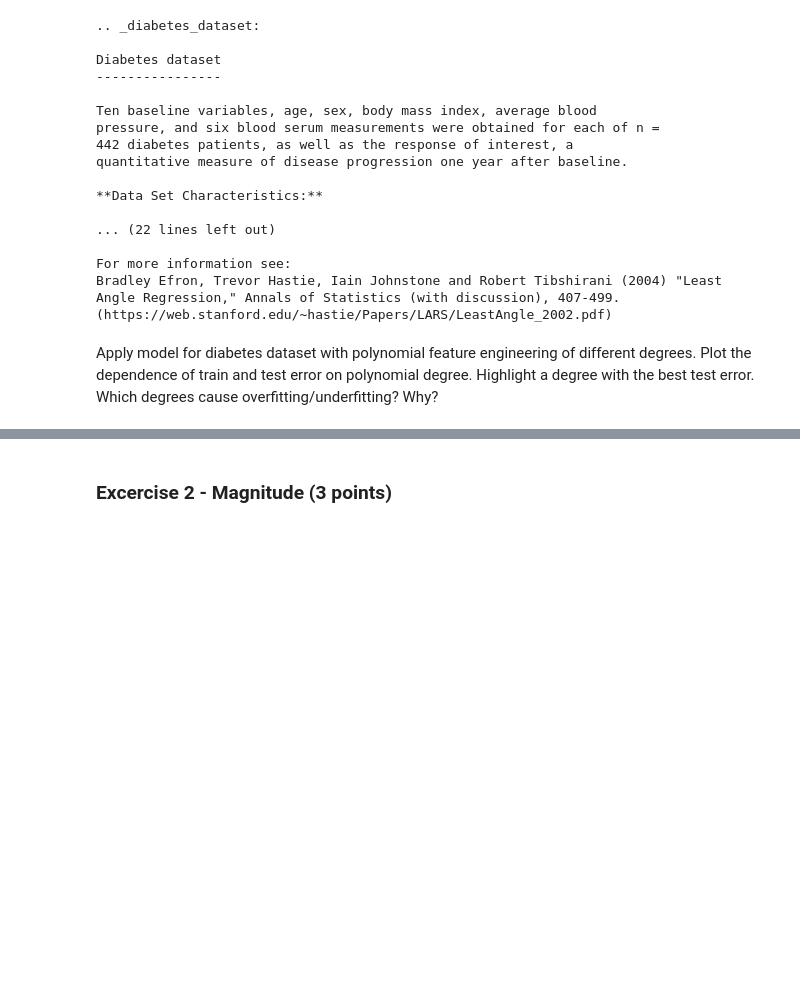
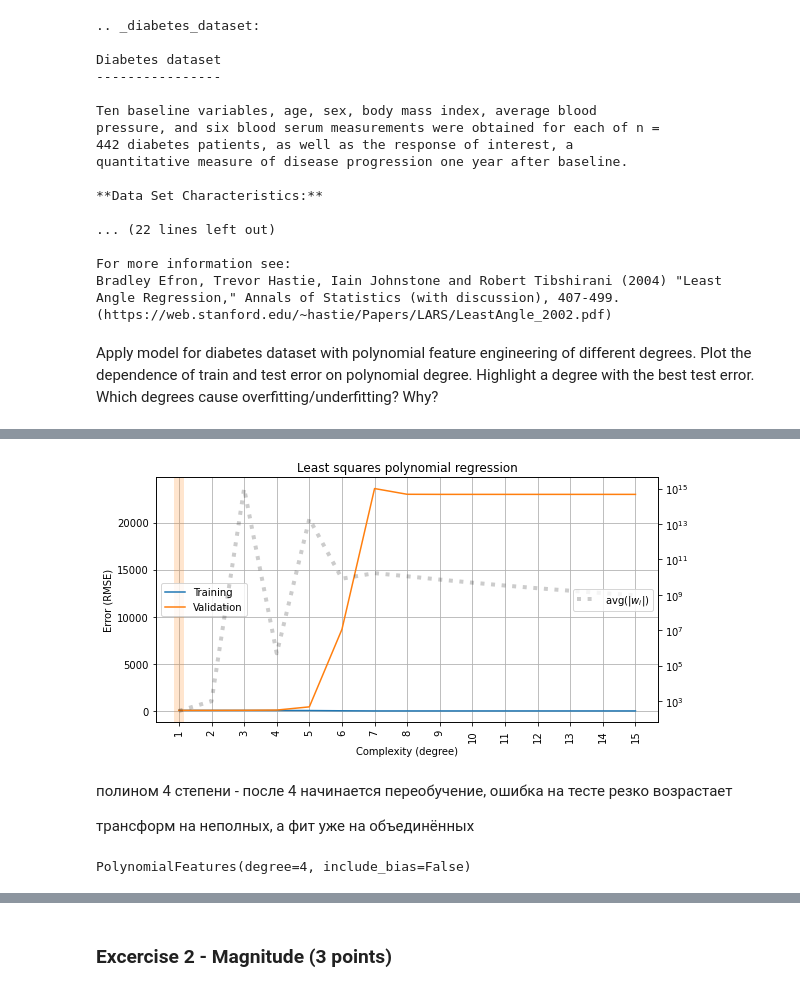
Before and after one commit to galamuz/ml-intro-2, a Jupyter notebook: 4_overfitting_regularization/overfitting_regularization.ipynb, the cells around one changed output, grey strips where cells are left out. Saved outputs shown, nothing was run; the diff lists cells and outputs as text; code cells hidden in the pictures; blank space fills up the shorter version.

```diff
--- a/4_overfitting_regularization/overfitting_regularization.ipynb
+++ b/4_overfitting_regularization/overfitting_regularization.ipynb
@@ -394,0 +440,27 @@ X_diabetes
+# %%
+rmse_train, rmse_valid, avg_coef = [], [], []
+for degree in DEGREES:
+    results = cross_validate(make_model(degree),
+                             X_diabetes.iloc[:, :N], y_diabetes, cv=5,
+                             return_train_score=True, return_estimator=True,
+                             scoring='neg_root_mean_squared_error')
+    rmse_train.append(-np.mean(results['train_score']))
+    rmse_valid.append(-np.mean(results['test_score']))
+    avg_coef.append(
+        # average over CV folds
+        np.mean([
+            # mean absolute value of weights
+            np.mean(np.abs(model['reg'].coef_))
+            for model in results['estimator']
+        ]))
+
+plot_fitting_graph(DEGREES, rmse_train, rmse_valid,
+                   xlabel='Complexity (degree)', ylabel='Error (RMSE)',
+                   custom_metric=avg_coef, custom_label='avg(|$w_i$|)',
+                   title='Least squares polynomial regression')
+# %% [output]
+[figure, added]
+# %% [markdown]
+полином 4 степени - после 4 начинается переобучение, ошибка на тесте резко возрастает
+
+трансформ на неполных, а фит уже на объединённых
@@ -394,0 +469,4 @@ X_diabetes
+# %%
+reg['pol']
+# %% [output]
+PolynomialFeatures(degree=4, include_bias=False)
```
Also changed, not shown: parts of 36 cells of this notebook.
